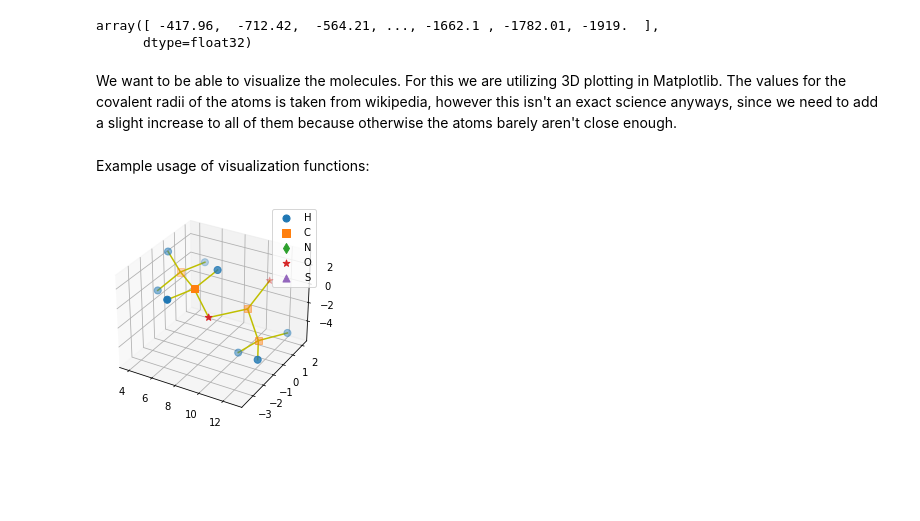
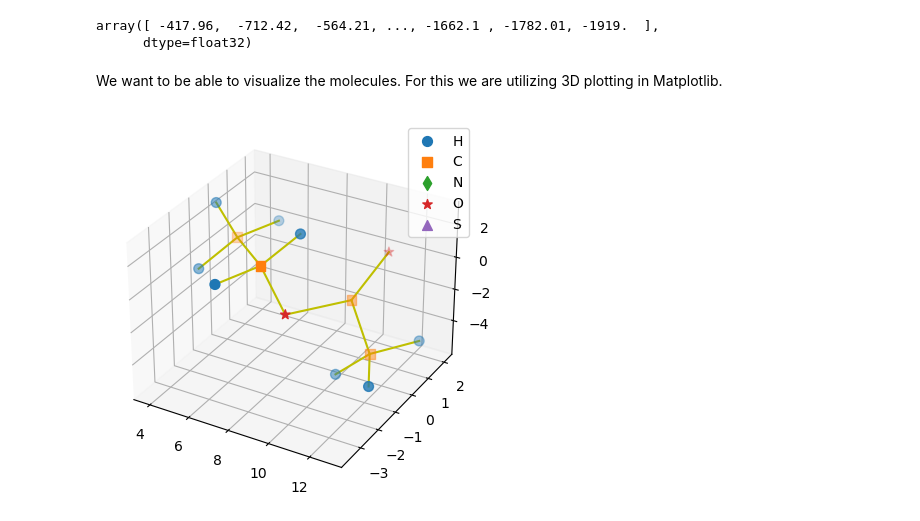
Before and after one commit to saraw108/MLFDS, a Jupyter notebook: Project_2.ipynb, the cells around one changed output. Saved outputs shown, nothing was run; the diff lists cells and outputs as text; code cells hidden in the pictures; blank space fills up the shorter version.

```diff
--- a/Project_2.ipynb
+++ b/Project_2.ipynb
@@ -53,18 +53,18 @@ data['T'][0] # atomization energy values of first molecule
 array([ -417.96,  -712.42,  -564.21, ..., -1662.1 , -1782.01, -1919.  ],
       dtype=float32)
 # %% [markdown]
-We want to be able to visualize the molecules. For this we are utilizing 3D plotting in Matplotlib. The values for the covalent radii of the atoms is taken from wikipedia, however this isn't an exact science anyways, since we need to add a slight increase to all of them because otherwise the atoms barely aren't close enough.
+We want to be able to visualize the molecules. For this we are utilizing 3D plotting in Matplotlib.
 # %%
 cov_radii = { # covalent radii in pm
     1.:31.,
-    6.:77.2, # this radius might be the wrong one because carbon has more than one covalent radius
+    6.:77.2,
     7.:71.,
     8.:66.,
     16.:105.,
 }
-kindness = 1 # (in pm) additional offset to be added to all radii to make sure they connect
+kindness = 5 # this is cheating though :(
 
-# conversion to atomic units (Bohr radius) and apply kindness
+# to atomic units (Bohr radius)
 for (k, v) in cov_radii.items():
     cov_radii[k] = (v + kindness) / 52.9
 
@@ -80,7 +80,7 @@ def bond(i:int, j:int, coords, ans) -> bool:
     return  np.dot(dist, dist) < r*r #dist^2 < r^2
 
 # visualization
-def visualize(ax, molecule_index:int, data=data):
+def visualize(ax, molecule_index:int):
     """
     Creates an image of the molecule at a give index on the given 3DAxis object.
     """
@@ -107,42 +107,26 @@ def visualize(ax, molecule_index:int, data=data):
 # %%
 from collections.abc import Iterable
 from itertools import cycle
 
 def quickly_show_mol(i:int):
     fig = plt.figure()
     ax = fig.add_subplot(projection='3d')
     visualize(ax, i)
     ax.legend()
     plt.show()
 
 def show_mols(indices:Iterable, columns:int=3, size=3):
-    # size is side length in inches of each square subplot
-    """
-    Creates and shows a matplotlib graphic containing all molecules specefied via
-    their indices where they are stored in 'data'. The indices can be provided
-    as any sort of iterable collection of integers, such as [5,66, 800] or range(...)
-    """
 
-    # determine the required amount of rows
+    fig = plt.figure()
     rows = int(np.ceil(len(indices) / columns))
-
-    # create the figure
-    fig = plt.figure()
-    fig.get_axes
     fig.set_size_inches(size*columns, size*rows)
 
-    # iteratively fill in all the subplots
     for (ax_i, i) in enumerate(indices, start=1):
         ax = fig.add_subplot(rows, columns, ax_i, projection='3d')
+        visualize(ax, i)
+    plt.show()
 
-        visualize(ax, i) # this will only draw on the given axis
-
-    # show graphic
-    plt.show()
+# Example usage of visualize.
+quickly_show_mol(800)
+# %% [output]
+[figure, added]
-# %% [markdown]
-Example usage of visualization functions:
-# %%
-# Example usage of visualize.
-quickly_show_mol(800) # molecule at index 800
-# %% [output]
-[figure, removed]
```
Also changed, not shown: parts of 8 cells of this notebook.
